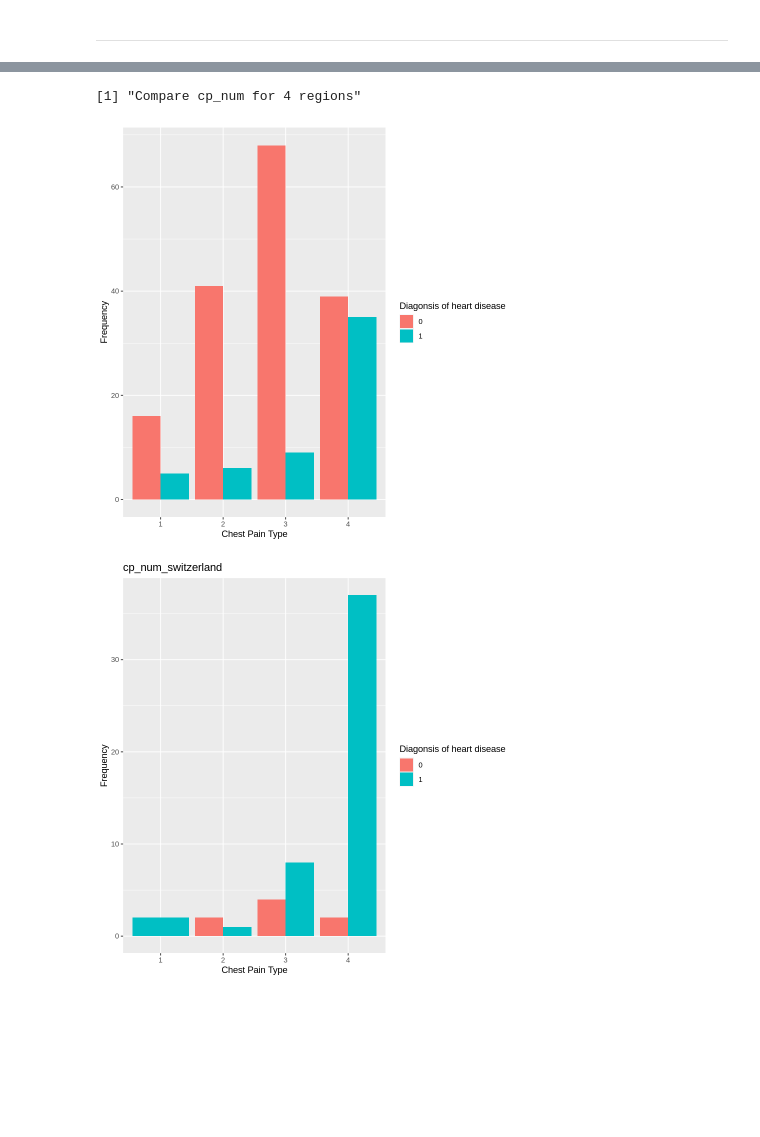
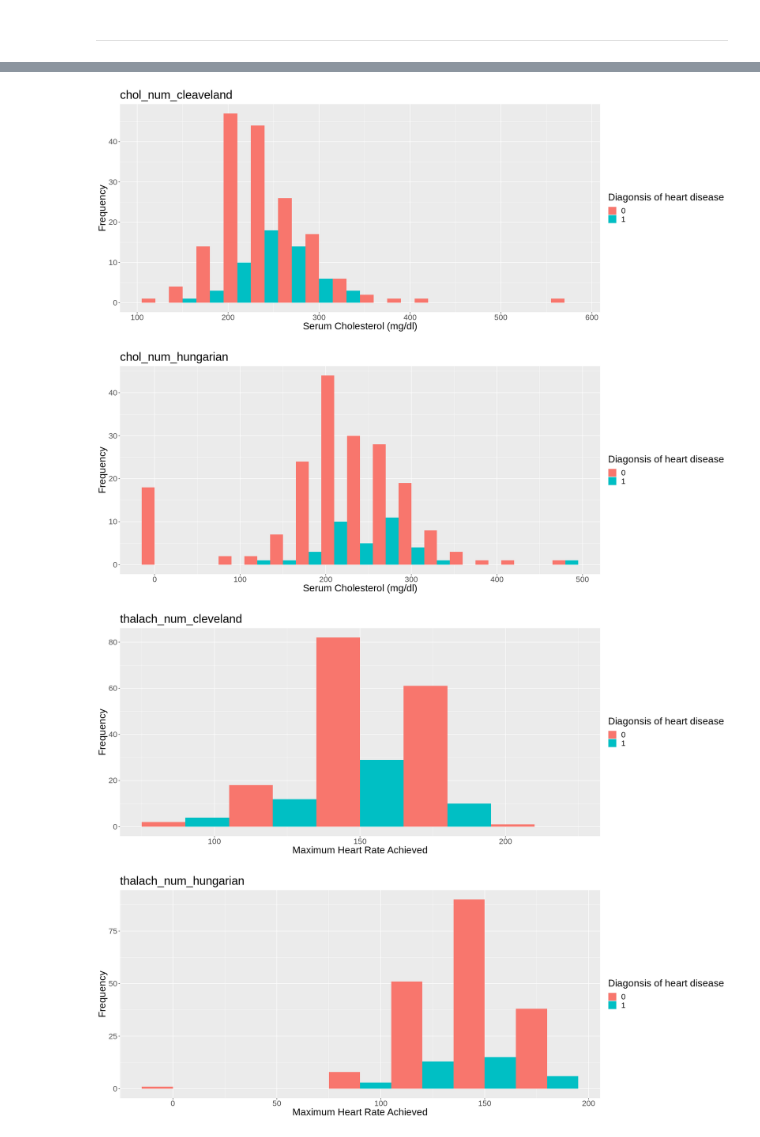
Before and after one commit to justinlook/dsci-100-2022w1-group-10, a Jupyter notebook: 4dataframes.ipynb, the cells around one changed output, grey strips where cells are left out. Cells and saved outputs as stored; diff of their text form; code cells hidden in the pictures; blank space fills up the shorter version.

```diff
--- a/4dataframes.ipynb
+++ b/4dataframes.ipynb
@@ -426,10 +296,38 @@ ggtitle("cp_num_hungarian")
+# %%
+chol_num_cleveland<-cleaveland_mutate|>
+ggplot(aes(x=chol,fill= num))+
+geom_histogram(position="dodge",binwidth=30)+
+labs(x="Serum Cholesterol (mg/dl)",y="Frequency",fill="Diagonsis of heart disease")+
+ggtitle("chol_num_cleaveland")+
+theme(text=element_text(size=20))
+chol_num_cleveland
+
+chol_num_hungarian<-hungarian_mutate|>
+ggplot(aes(x=chol,fill= num))+
+geom_histogram(position="dodge",binwidth=30)+
+labs(x="Serum Cholesterol (mg/dl)",y="Frequency",fill="Diagonsis of heart disease")+
+ggtitle("chol_num_hungarian")+
+theme(text=element_text(size=20))
+chol_num_hungarian
+# %% [output]
+[figure, added]
+[figure, added]
 # %%
-"Compare cp_num for 4 regions"
-cp_num_cleaveland
-cp_num_switzerland
-cp_num_va
-cp_num_hungarian
+thalach_num_cleveland<-cleaveland_mutate|>
+ggplot(aes(x=thalach,fill= num))+
+geom_histogram(position="dodge",binwidth=30)+
+labs(x="Maximum Heart Rate Achieved",y="Frequency",fill="Diagonsis of heart disease")+
+ggtitle("thalach_num_cleveland")+
+theme(text=element_text(size=20))
+thalach_num_cleveland
+
+thalach_num_hungarian<-hungarian_mutate|>
+ggplot(aes(x=thalach,fill= num))+
+geom_histogram(position="dodge",binwidth=30)+
+labs(x="Maximum Heart Rate Achieved",y="Frequency",fill="Diagonsis of heart disease")+
+ggtitle("thalach_num_hungarian")+
+theme(text=element_text(size=20))
+thalach_num_hungarian
 # %% [output]
-[1] "Compare cp_num for 4 regions"
-[figure, old version]
+[figure, new version]
-[figure, old version]
+[figure, new version]
```
Also changed, not shown: parts of 33 cells of this notebook.
